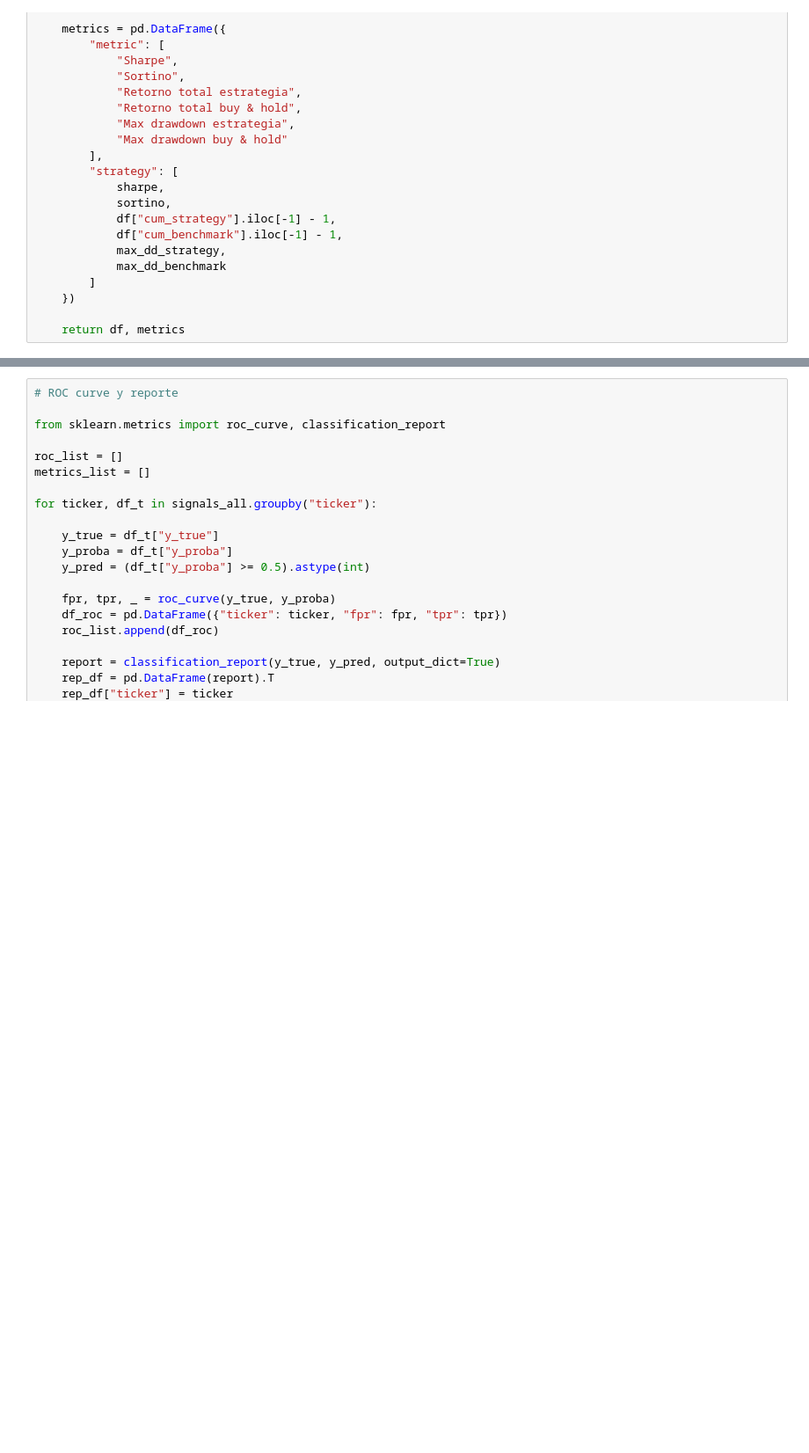
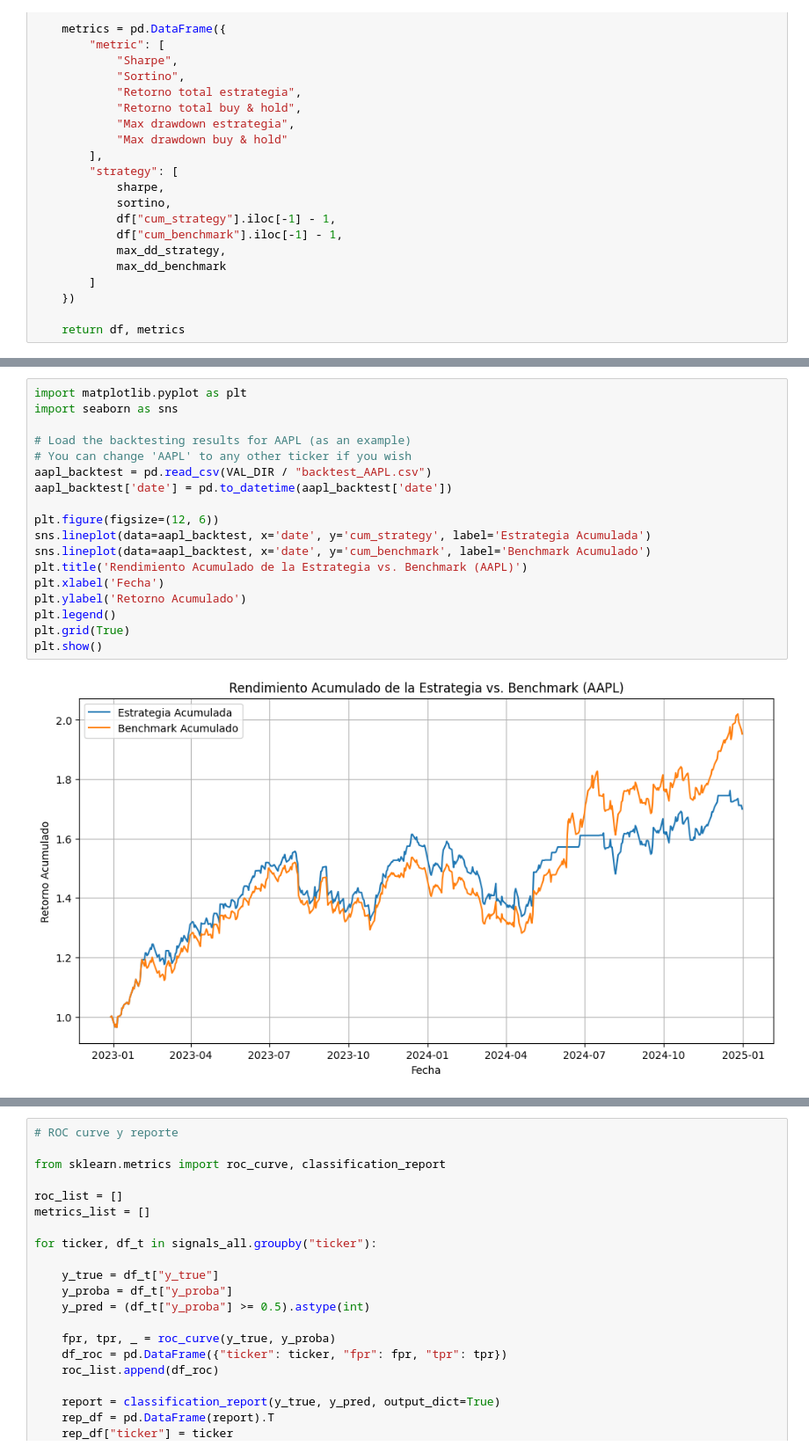
Before and after one commit to sbeltrans/Despliegue-Soluciones-Proyecto, a Jupyter notebook: notebooks/models/Validación del Modelo.ipynb, the cells around one changed output, grey strips where cells are left out. Shown: that part at 88% size. Saved outputs shown, nothing was run; the diff lists cells and outputs as text; blank space fills up the shorter version.

Commit message:
feat: Se completo el dashboard implementando análisis técnico, backtesting, y la conexión con la SP500 Stock Recommender API

```diff
--- a/notebooks/models/Validación del Modelo.ipynb
+++ b/notebooks/models/Validación del Modelo.ipynb
@@ -110,5 +230,25 @@ for ticker, df_t in signals_all.groupby("ticker"):
 Procesando: UNH
 Procesando: XOM
+# %%
+import matplotlib.pyplot as plt
+import seaborn as sns
+
+# Load the backtesting results for AAPL (as an example)
+# You can change 'AAPL' to any other ticker if you wish
+aapl_backtest = pd.read_csv(VAL_DIR / "backtest_AAPL.csv")
+aapl_backtest['date'] = pd.to_datetime(aapl_backtest['date'])
+
+plt.figure(figsize=(12, 6))
+sns.lineplot(data=aapl_backtest, x='date', y='cum_strategy', label='Estrategia Acumulada')
+sns.lineplot(data=aapl_backtest, x='date', y='cum_benchmark', label='Benchmark Acumulado')
+plt.title('Rendimiento Acumulado de la Estrategia vs. Benchmark (AAPL)')
+plt.xlabel('Fecha')
+plt.ylabel('Retorno Acumulado')
+plt.legend()
+plt.grid(True)
+plt.show()
+# %% [output]
+[figure, added]
 # %%
 # Guardar señales unificadas
 
```
Also changed, not shown: parts of 8 cells of this notebook, 8 other files.
